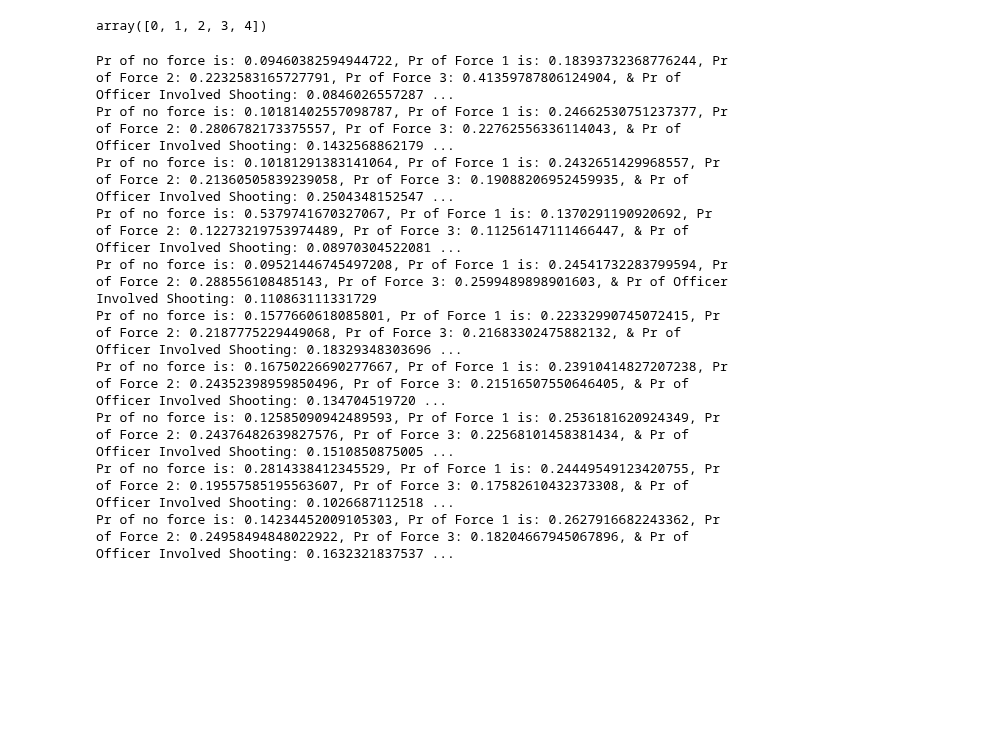
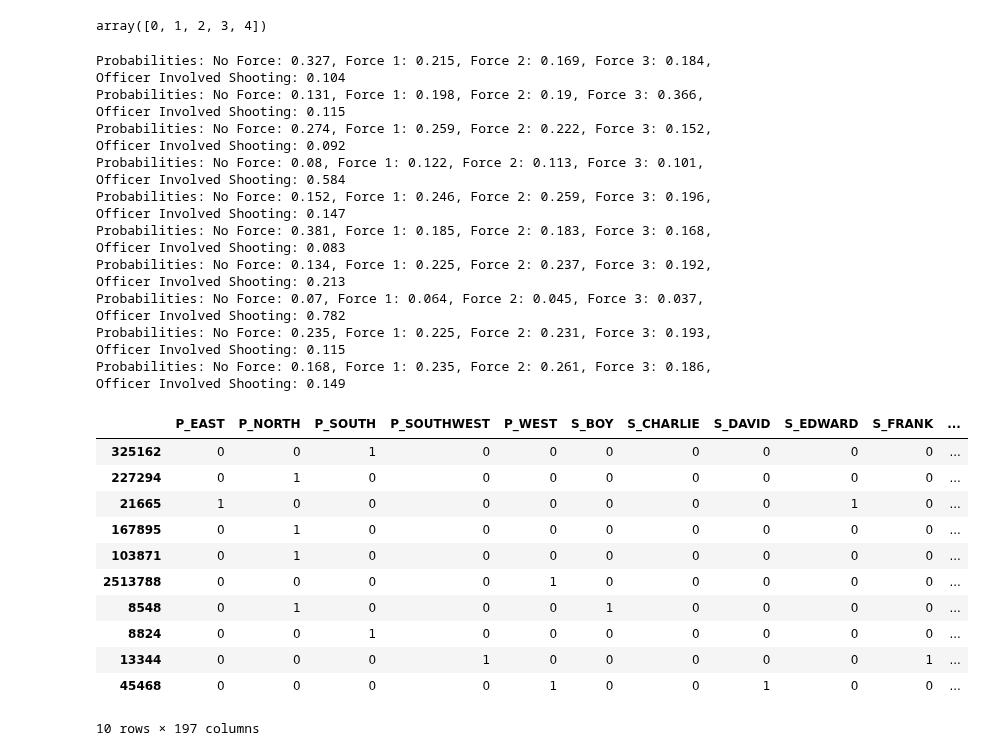
Before and after one commit to SarahMBurgart/use-of-force, a Jupyter notebook: Modeling.ipynb, the cells around one changed output. Cells and saved outputs as stored; diff of their text form; code cells hidden in the pictures; blank space fills up the shorter version.

```diff
--- a/Modeling.ipynb
+++ b/Modeling.ipynb
@@ -466,5 +433,7 @@ sampleall.drop(["S_W", "S_U","S_S",  "S_R", "S_Q", "S_O","S_N", "S_M", "S_L","S_
 # %%
-sampleall = pd.get_dummies(data = sampleall,
-                     columns=["day_of_week", "month"],
-                     prefix=["dow", "month"])
+# one more dummy
+
+sa2 = pd.get_dummies(data = sampleall,
+                     columns=["day"],
+                     prefix=["day"])
 # %%
@@ -551,6 +448,6 @@ Name: day, dtype: int64
 # %%
-X = sampleall.drop("Force_Level", axis=1)
-y = sampleall.Force_Level
+X = sa2.drop("Force_Level", axis=1)
+y = sa2.Force_Level
 cols = X.columns
 len(cols)
 # %% [output]
@@ -663,15 +561,15 @@ array([0, 1, 2, 3, 4])
 # write function to truncate and set threshold
 
 for p in pp[:10]:
-    print(f"Pr of no force is: {p[0]}, Pr of Force 1 is: {p[1]}, Pr of Force 2: {p[2]}, Pr of Force 3: {p[3]}, & Pr of Officer Involved Shooting: {p[4]}")
+    print(f"Probabilities: No Force: {np.round(p[0], 3)}, Force 1: {np.round(p[1], 3)}, Force 2: {np.round(p[2], 3)}, Force 3: {np.round(p[3], 3)}, Officer Involved Shooting: {np.round(p[4], 3)}")
 # %% [output]
-Pr of no force is: 0.09460382594944722, Pr of Force 1 is: 0.18393732368776244, Pr of Force 2: 0.2232583165727791, Pr of Force 3: 0.41359787806124904, & Pr of Officer Involved Shooting: 0.0846026557287 ...
-Pr of no force is: 0.10181402557098787, Pr of Force 1 is: 0.24662530751237377, Pr of Force 2: 0.2806782173375557, Pr of Force 3: 0.22762556336114043, & Pr of Officer Involved Shooting: 0.1432568862179 ...
-Pr of no force is: 0.10181291383141064, Pr of Force 1 is: 0.2432651429968557, Pr of Force 2: 0.21360505839239058, Pr of Force 3: 0.19088206952459935, & Pr of Officer Involved Shooting: 0.2504348152547 ...
-Pr of no force is: 0.5379741670327067, Pr of Force 1 is: 0.1370291190920692, Pr of Force 2: 0.12273219753974489, Pr of Force 3: 0.11256147111466447, & Pr of Officer Involved Shooting: 0.08970304522081 ...
-Pr of no force is: 0.09521446745497208, Pr of Force 1 is: 0.24541732283799594, Pr of Force 2: 0.288556108485143, Pr of Force 3: 0.2599489898901603, & Pr of Officer Involved Shooting: 0.110863111331729
-Pr of no force is: 0.1577660618085801, Pr of Force 1 is: 0.22332990745072415, Pr of Force 2: 0.2187775229449068, Pr of Force 3: 0.21683302475882132, & Pr of Officer Involved Shooting: 0.18329348303696 ...
-Pr of no force is: 0.16750226690277667, Pr of Force 1 is: 0.23910414827207238, Pr of Force 2: 0.24352398959850496, Pr of Force 3: 0.21516507550646405, & Pr of Officer Involved Shooting: 0.134704519720 ...
-Pr of no force is: 0.12585090942489593, Pr of Force 1 is: 0.2536181620924349, Pr of Force 2: 0.24376482639827576, Pr of Force 3: 0.22568101458381434, & Pr of Officer Involved Shooting: 0.1510850875005 ...
-Pr of no force is: 0.2814338412345529, Pr of Force 1 is: 0.24449549123420755, Pr of Force 2: 0.19557585195563607, Pr of Force 3: 0.17582610432373308, & Pr of Officer Involved Shooting: 0.1026687112518 ...
-Pr of no force is: 0.14234452009105303, Pr of Force 1 is: 0.2627916682243362, Pr of Force 2: 0.24958494848022922, Pr of Force 3: 0.18204667945067896, & Pr of Officer Involved Shooting: 0.1632321837537 ...
+Probabilities: No Force: 0.327, Force 1: 0.215, Force 2: 0.169, Force 3: 0.184, Officer Involved Shooting: 0.104
+Probabilities: No Force: 0.131, Force 1: 0.198, Force 2: 0.19, Force 3: 0.366, Officer Involved Shooting: 0.115
+Probabilities: No Force: 0.274, Force 1: 0.259, Force 2: 0.222, Force 3: 0.152, Officer Involved Shooting: 0.092
+Probabilities: No Force: 0.08, Force 1: 0.122, Force 2: 0.113, Force 3: 0.101, Officer Involved Shooting: 0.584
+Probabilities: No Force: 0.152, Force 1: 0.246, Force 2: 0.259, Force 3: 0.196, Officer Involved Shooting: 0.147
+Probabilities: No Force: 0.381, Force 1: 0.185, Force 2: 0.183, Force 3: 0.168, Officer Involved Shooting: 0.083
+Probabilities: No Force: 0.134, Force 1: 0.225, Force 2: 0.237, Force 3: 0.192, Officer Involved Shooting: 0.213
+Probabilities: No Force: 0.07, Force 1: 0.064, Force 2: 0.045, Force 3: 0.037, Officer Involved Shooting: 0.782
+Probabilities: No Force: 0.235, Force 1: 0.225, Force 2: 0.231, Force 3: 0.193, Officer Involved Shooting: 0.115
+Probabilities: No Force: 0.168, Force 1: 0.235, Force 2: 0.261, Force 3: 0.186, Officer Involved Shooting: 0.149
@@ -680,3 +576,21 @@ len(y_test)
+# %%
+
+nm.loc[8824, :]
+
+X_test[:10]
+# %% [output]
+|  | P_EAST | P_NORTH | P_SOUTH | P_SOUTHWEST | P_WEST | S_BOY | S_CHARLIE | S_DAVID | S_EDWARD | S_FRANK | ... |
+| 325162 | 0 | 0 | 1 | 0 | 0 | 0 | 0 | 0 | 0 | 0 | ... |
+| 227294 | 0 | 1 | 0 | 0 | 0 | 0 | 0 | 0 | 0 | 0 | ... |
+| 21665 | 1 | 0 | 0 | 0 | 0 | 0 | 0 | 0 | 1 | 0 | ... |
+| 167895 | 0 | 1 | 0 | 0 | 0 | 0 | 0 | 0 | 0 | 0 | ... |
+| 103871 | 0 | 1 | 0 | 0 | 0 | 0 | 0 | 0 | 0 | 0 | ... |
+| 2513788 | 0 | 0 | 0 | 0 | 1 | 0 | 0 | 0 | 0 | 0 | ... |
+| 8548 | 0 | 1 | 0 | 0 | 0 | 1 | 0 | 0 | 0 | 0 | ... |
+| 8824 | 0 | 0 | 1 | 0 | 0 | 0 | 0 | 0 | 0 | 0 | ... |
+| 13344 | 0 | 0 | 0 | 1 | 0 | 0 | 0 | 0 | 0 | 1 | ... |
+| 45468 | 0 | 0 | 0 | 0 | 1 | 0 | 0 | 1 | 0 | 0 | ... |
+10 rows × 197 columns
 # %%
 type(y_test)
 # %%
```
Also changed, not shown: parts of 44 cells of this notebook, 3 other files.
